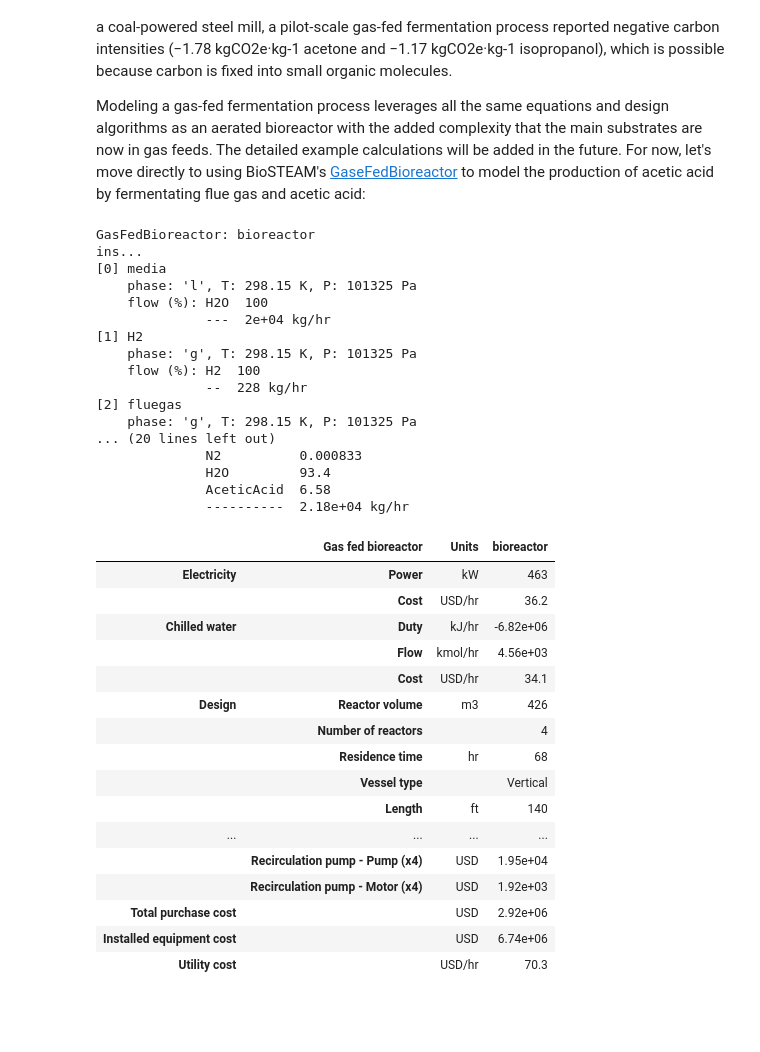
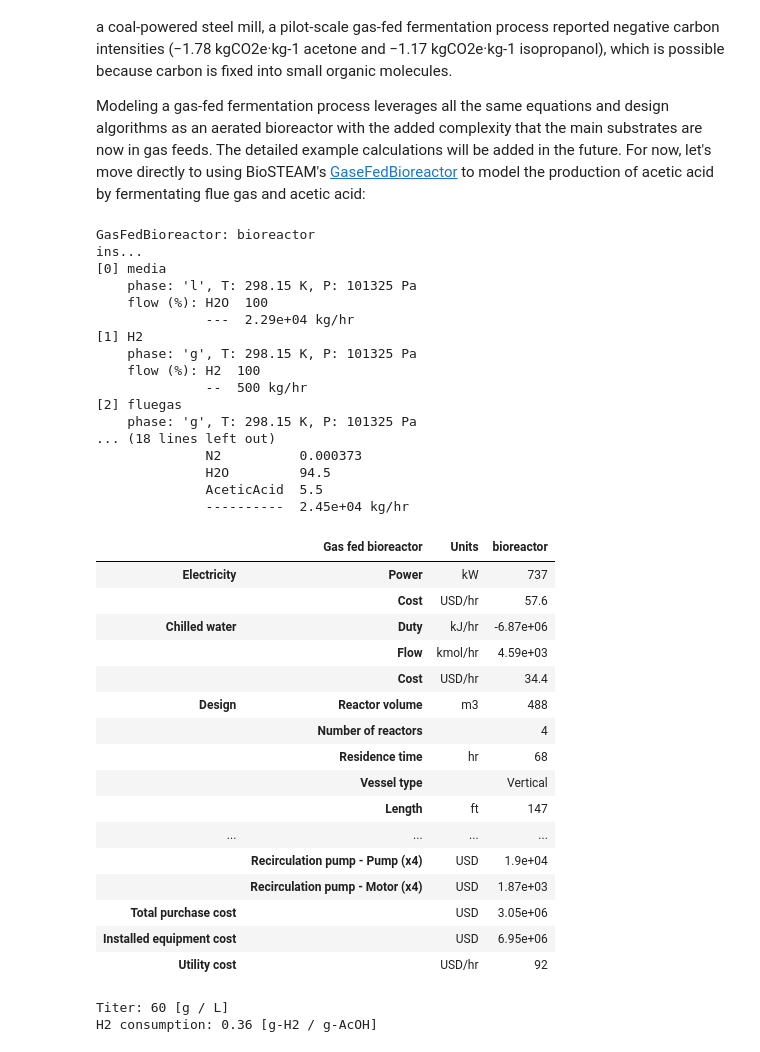
Before and after one commit to BioSTEAMDevelopmentGroup/How2STEAM, a Jupyter notebook: case_studies/Bioreactor_modeling.ipynb, the cells around one changed output. Cells and saved outputs as stored; diff of their text form; code cells hidden in the pictures; blank space fills up the shorter version.

Commit message:
share powerful feature on gas-fed bioreactors

```diff
--- a/case_studies/Bioreactor_modeling.ipynb
+++ b/case_studies/Bioreactor_modeling.ipynb
@@ -810,10 +810,12 @@ import biosteam as bst
 bst.settings.set_thermo(['H2', 'CO2', 'CO', 'N2', 'O2', 'H2O', 'AceticAcid'])
 
 # Feeds
-media = bst.Stream(ID='media', H2O=20e3, units='kg/hr')
+media = bst.Stream(ID='media', H2O=2.29e+04, units='kg/hr')
 H2 = bst.Stream(ID='H2', H2=100, units='kg/hr', phase='g')
 fluegas = bst.Stream(CO=23, CO2=23, H2=4.5, N2=49.5, units='m3/hr', phase='g')
-H2.F_mass = 228
+vent = bst.Stream(phase='g')
+product = bst.Stream(phase='l')
+H2.F_mass = 500
 fluegas.F_mass = 3.8e+03
 
 # Model acetic acid production from H2 and CO2
@@ -825,55 +827,64 @@ rxn = bst.Reaction(
     'H2 + CO2 -> AceticAcid + H2O',
     reactant='CO2', correct_atomic_balance=True, X=1
 )
 bioreactor = bst.GasFedBioreactor(
     ins=[media, H2, fluegas],
-    outs=('vent', 'product'),
+    outs=(vent, product),
     tau=68, V_max=500,
     length_to_diameter=12,
     reactions=rxn,
     substrate_reactions=substrate_reaction,
     gas_substrates=('H2', 'CO', 'CO2'),
     design='Bubble column',
     kW_per_m3=0,
     batch=False,
-    T=305.15
+    T=305.15,
 )
 bioreactor.simulate()
 bioreactor.show('cwt')
 print()
 bioreactor.results()
 # %% [output]
 GasFedBioreactor: bioreactor
 ins...
 [0] media
     phase: 'l', T: 298.15 K, P: 101325 Pa
     flow (%): H2O  100
-              ---  2e+04 kg/hr
+              ---  2.29e+04 kg/hr
 [1] H2
     phase: 'g', T: 298.15 K, P: 101325 Pa
     flow (%): H2  100
-              --  228 kg/hr
+              --  500 kg/hr
 [2] fluegas
     phase: 'g', T: 298.15 K, P: 101325 Pa
-... (20 lines left out)
-              N2          0.000833
-              H2O         93.4
-              AceticAcid  6.58
-              ----------  2.18e+04 kg/hr
+... (18 lines left out)
+              N2          0.000373
+              H2O         94.5
+              AceticAcid  5.5
+              ----------  2.45e+04 kg/hr
 |  | Gas fed bioreactor | Units | bioreactor |
-| Electricity | Power | kW | 463 |
-|  | Cost | USD/hr | 36.2 |
-| Chilled water | Duty | kJ/hr | -6.82e+06 |
-|  | Flow | kmol/hr | 4.56e+03 |
-|  | Cost | USD/hr | 34.1 |
-| Design | Reactor volume | m3 | 426 |
+| Electricity | Power | kW | 737 |
+|  | Cost | USD/hr | 57.6 |
+| Chilled water | Duty | kJ/hr | -6.87e+06 |
+|  | Flow | kmol/hr | 4.59e+03 |
+|  | Cost | USD/hr | 34.4 |
+| Design | Reactor volume | m3 | 488 |
 |  | Number of reactors |  | 4 |
 |  | Residence time | hr | 68 |
 |  | Vessel type |  | Vertical |
-|  | Length | ft | 140 |
+|  | Length | ft | 147 |
 | ... | ... | ... | ... |
-|  | Recirculation pump - Pump (x4) | USD | 1.95e+04 |
-|  | Recirculation pump - Motor (x4) | USD | 1.92e+03 |
-| Total purchase cost |  | USD | 2.92e+06 |
-| Installed equipment cost |  | USD | 6.74e+06 |
-| Utility cost |  | USD/hr | 70.3 |
+|  | Recirculation pump - Pump (x4) | USD | 1.9e+04 |
+|  | Recirculation pump - Motor (x4) | USD | 1.87e+03 |
+| Total purchase cost |  | USD | 3.05e+06 |
+| Installed equipment cost |  | USD | 6.95e+06 |
+| Utility cost |  | USD/hr | 92 |
+# %%
+F_acetic_acid = vent.imass['AceticAcid'] + product.imass['AceticAcid']
+titer = 1000 * (F_acetic_acid) / media.F_mass # ~ g / L
+H2_consumption = H2.F_mass / F_acetic_acid
+print('Titer:', round(titer), '[g / L]')
+print('H2 consumption:', round(H2_consumption, 2), '[g-H2 / g-AcOH]')
+# %% [output]
+Titer: 60 [g / L]
+H2 consumption: 0.36 [g-H2 / g-AcOH]
```
Also changed, not shown: parts of 15 cells of this notebook.
